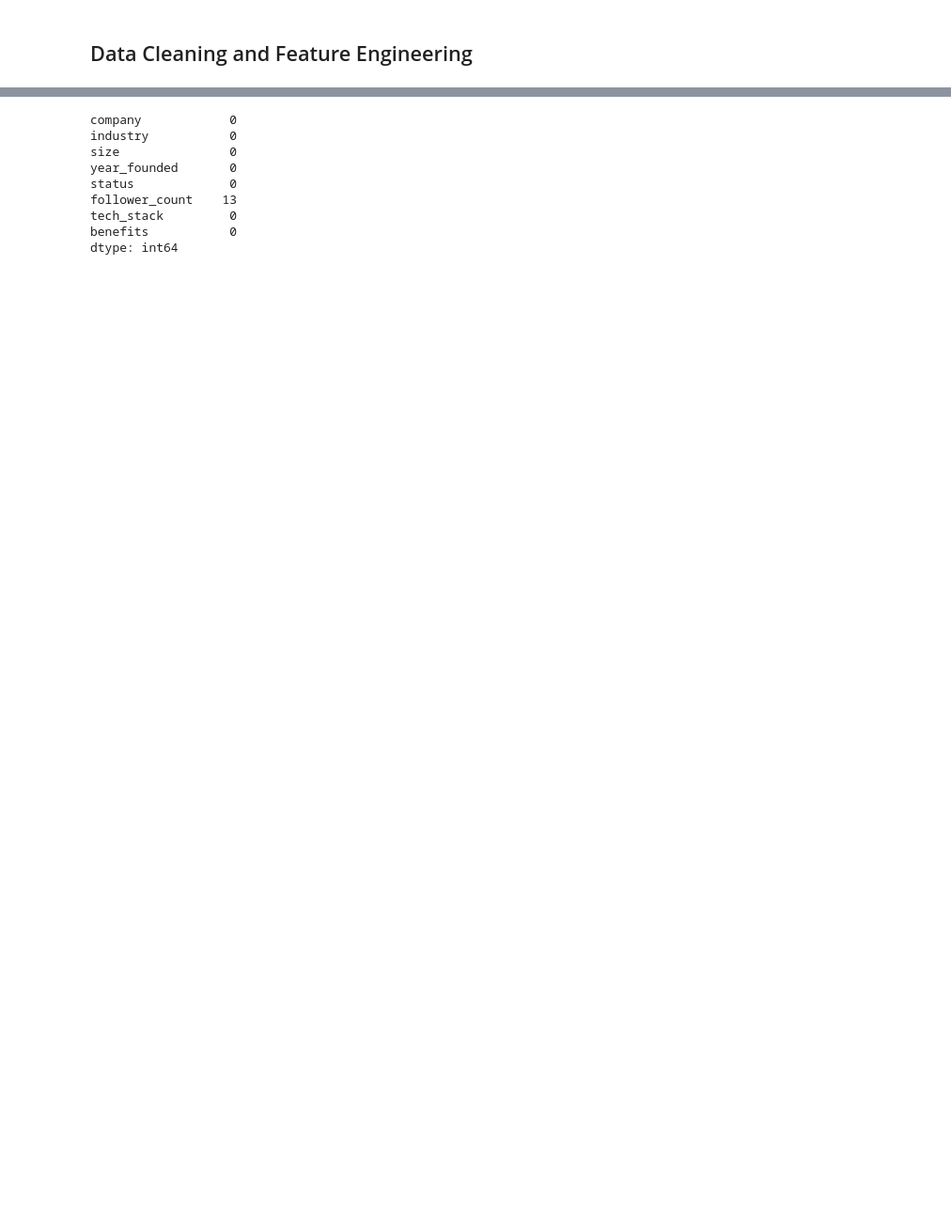
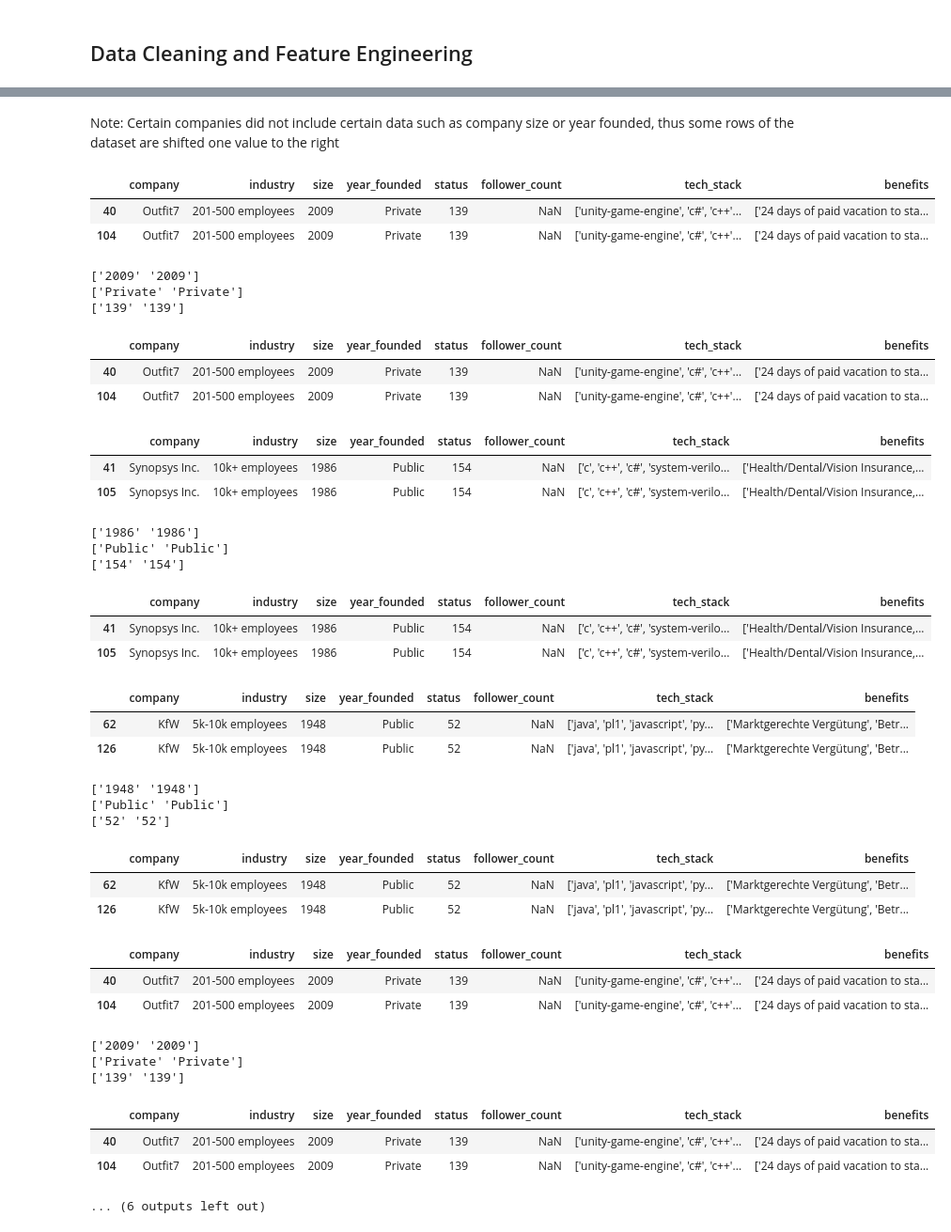
Before and after one commit to Willnguyen02/Stack-Overflow-Companies-Web-Scraper, a Jupyter notebook: main.ipynb, the cells around one changed output, grey strips where cells are left out. Shown at 94% size. Cells and saved outputs as stored; diff of their text form; code cells hidden in the pictures; blank space fills up the shorter version.

```diff
--- a/main.ipynb
+++ b/main.ipynb
@@ -199,12 +199,64 @@ display(df)
-# %%
-df.isnull().sum()
-# %% [output]
-company            0
-industry           0
-size               0
-year_founded       0
-status             0
-follower_count    13
-tech_stack         0
-benefits           0
-dtype: int64
+# %% [markdown]
+Note: Certain companies did not include certain data such as company size or year founded, thus some rows of the dataset are shifted one value to the right
+# %%
+# Identified the companies that have misplaced values
+industry_list = df["industry"].values
+
+for item in industry_list:
+    if "employees" in item:
+        display(df[df["industry"] == item])
+
+
+        size = df[df["industry"] == item]["size"].values
+        year_founded = df[df["industry"] == item]["year_founded"].values
+        status = df[df["industry"] == item]["status"].values
+
+        print(size)
+        print(year_founded)
+        print(status)
+
+        display(df[df["industry"] == item])
+
+
+        """
+        for data in range(1,6): # range(1,6) representing column indexes 1-6 (industry, size, year_founded, status, and follower_count)
+            print(df.columns[data])
+        """
+# %% [output]
+|  | company | industry | size | year_founded | status | follower_count | tech_stack | benefits |
+| 40 | Outfit7 | 201-500 employees | 2009 | Private | 139 | NaN | ['unity-game-engine', 'c#', 'c++'... | ['24 days of paid vacation to sta... |
+| 104 | Outfit7 | 201-500 employees | 2009 | Private | 139 | NaN | ['unity-game-engine', 'c#', 'c++'... | ['24 days of paid vacation to sta... |
+['2009' '2009']
+['Private' 'Private']
+['139' '139']
+|  | company | industry | size | year_founded | status | follower_count | tech_stack | benefits |
+| 40 | Outfit7 | 201-500 employees | 2009 | Private | 139 | NaN | ['unity-game-engine', 'c#', 'c++'... | ['24 days of paid vacation to sta... |
+| 104 | Outfit7 | 201-500 employees | 2009 | Private | 139 | NaN | ['unity-game-engine', 'c#', 'c++'... | ['24 days of paid vacation to sta... |
+|  | company | industry | size | year_founded | status | follower_count | tech_stack | benefits |
+| 41 | Synopsys Inc. | 10k+ employees | 1986 | Public | 154 | NaN | ['c', 'c++', 'c#', 'system-verilo... | ['Health/Dental/Vision Insurance,... |
+| 105 | Synopsys Inc. | 10k+ employees | 1986 | Public | 154 | NaN | ['c', 'c++', 'c#', 'system-verilo... | ['Health/Dental/Vision Insurance,... |
+['1986' '1986']
+['Public' 'Public']
+['154' '154']
+|  | company | industry | size | year_founded | status | follower_count | tech_stack | benefits |
+| 41 | Synopsys Inc. | 10k+ employees | 1986 | Public | 154 | NaN | ['c', 'c++', 'c#', 'system-verilo... | ['Health/Dental/Vision Insurance,... |
+| 105 | Synopsys Inc. | 10k+ employees | 1986 | Public | 154 | NaN | ['c', 'c++', 'c#', 'system-verilo... | ['Health/Dental/Vision Insurance,... |
+|  | company | industry | size | year_founded | status | follower_count | tech_stack | benefits |
+| 62 | KfW | 5k-10k employees | 1948 | Public | 52 | NaN | ['java', 'pl1', 'javascript', 'py... | ['Marktgerechte Vergütung', 'Betr... |
+| 126 | KfW | 5k-10k employees | 1948 | Public | 52 | NaN | ['java', 'pl1', 'javascript', 'py... | ['Marktgerechte Vergütung', 'Betr... |
+['1948' '1948']
+['Public' 'Public']
+['52' '52']
+|  | company | industry | size | year_founded | status | follower_count | tech_stack | benefits |
+| 62 | KfW | 5k-10k employees | 1948 | Public | 52 | NaN | ['java', 'pl1', 'javascript', 'py... | ['Marktgerechte Vergütung', 'Betr... |
+| 126 | KfW | 5k-10k employees | 1948 | Public | 52 | NaN | ['java', 'pl1', 'javascript', 'py... | ['Marktgerechte Vergütung', 'Betr... |
+|  | company | industry | size | year_founded | status | follower_count | tech_stack | benefits |
+| 40 | Outfit7 | 201-500 employees | 2009 | Private | 139 | NaN | ['unity-game-engine', 'c#', 'c++'... | ['24 days of paid vacation to sta... |
+| 104 | Outfit7 | 201-500 employees | 2009 | Private | 139 | NaN | ['unity-game-engine', 'c#', 'c++'... | ['24 days of paid vacation to sta... |
+['2009' '2009']
+['Private' 'Private']
+['139' '139']
+|  | company | industry | size | year_founded | status | follower_count | tech_stack | benefits |
+| 40 | Outfit7 | 201-500 employees | 2009 | Private | 139 | NaN | ['unity-game-engine', 'c#', 'c++'... | ['24 days of paid vacation to sta... |
+| 104 | Outfit7 | 201-500 employees | 2009 | Private | 139 | NaN | ['unity-game-engine', 'c#', 'c++'... | ['24 days of paid vacation to sta... |
+... (6 outputs left out)
```
Also changed, not shown: parts of 6 cells of this notebook, 1 other file.
